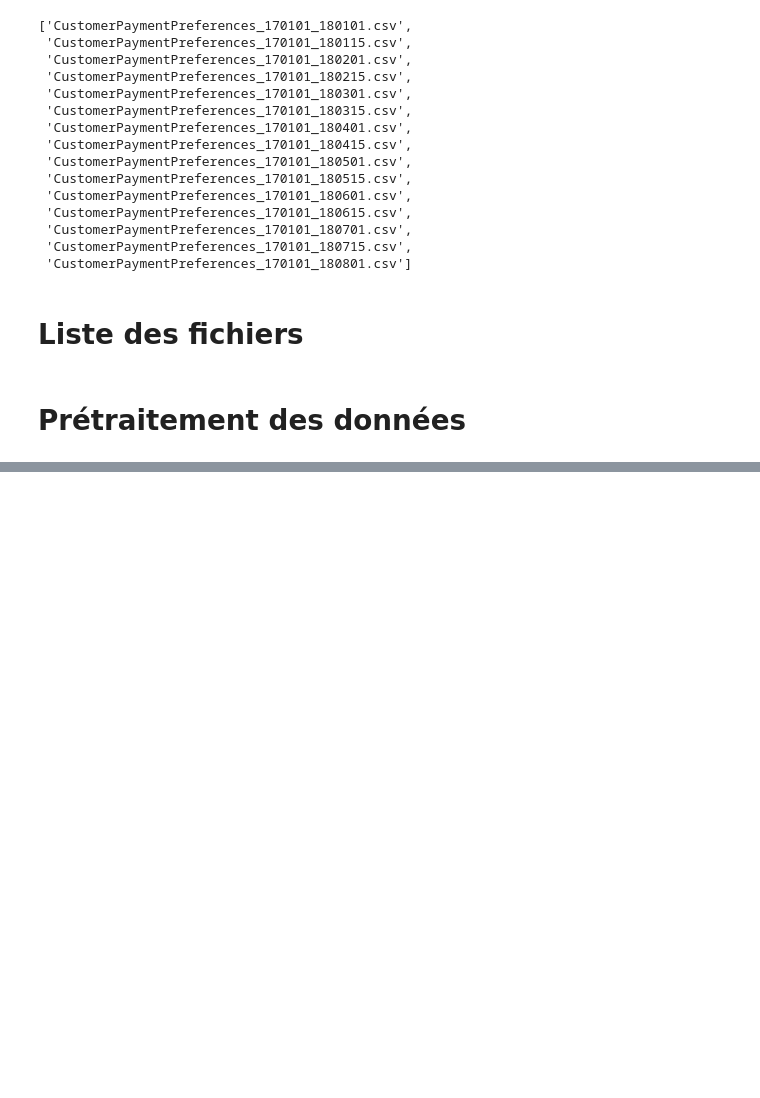
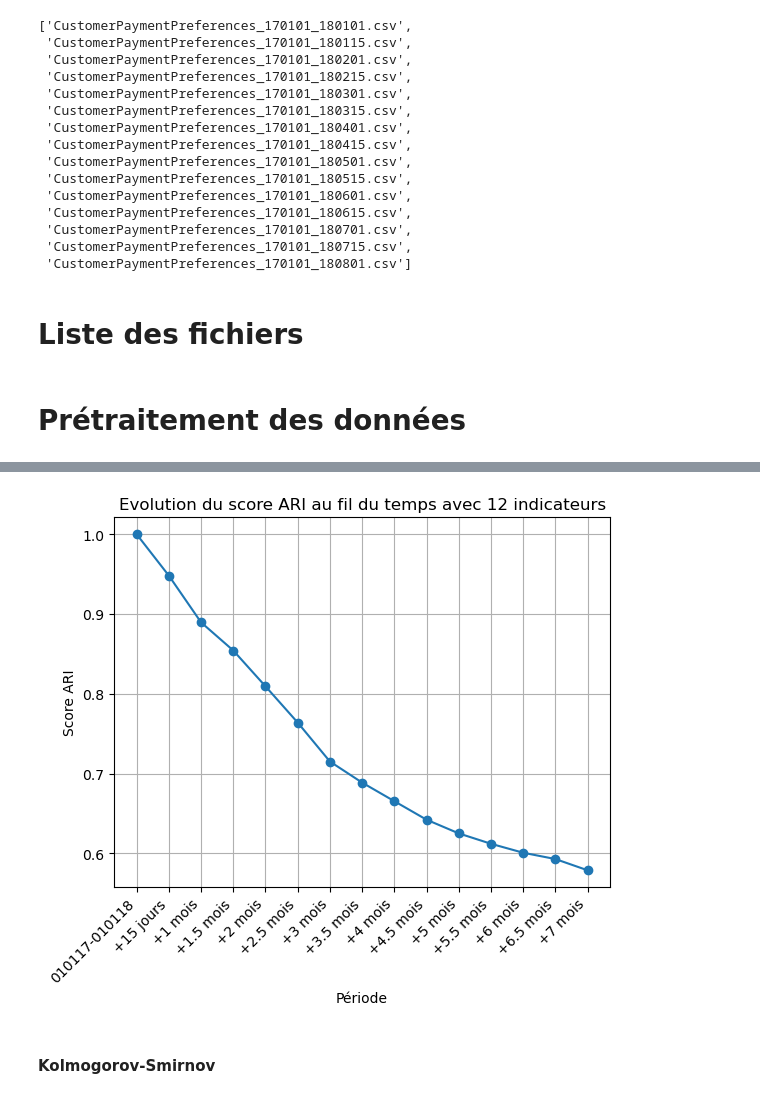
Before and after one commit to Stely-data/OC-Projet-5, a Jupyter notebook: Deveau_Estelle_4_notebook_simulation_032024.ipynb, the cells around one changed output, grey strips where cells are left out. Cells and saved outputs as stored; diff of their text form; code cells hidden in the pictures; blank space fills up the shorter version.

```diff
--- a/Deveau_Estelle_4_notebook_simulation_032024.ipynb
+++ b/Deveau_Estelle_4_notebook_simulation_032024.ipynb
@@ -282,0 +354,6 @@ features = [ 'Recency', 'Frequency', 'AvgBasket', 'nb_item', 'AverageReviewScore
+# %%
+# liste des features
+features = ['Recency', 'Frequency', 'AvgBasket', 'nb_item',
+            'AverageReviewScore', 'EngagementIndex', 'DeliveryDelay',
+            'AvgWeight', 'TotalInstallments', 'ActualDeliveryTime',
+            'boleto_pct', 'voucher_pct']
@@ -282,0 +362,3 @@ features = [ 'Recency', 'Frequency', 'AvgBasket', 'nb_item', 'AverageReviewScore
+# %%
+ari_scores = ari_calc(data_customer, data_payment, 12, features)
+ari_scores
@@ -282,0 +381,18 @@ features = [ 'Recency', 'Frequency', 'AvgBasket', 'nb_item', 'AverageReviewScore
+# %%
+# Affichage de la courbe ARI
+plt.plot(ari_scores, marker='o', linestyle='-')
+plt.title('Evolution du score ARI au fil du temps avec 12 indicateurs')
+plt.xlabel('Période')
+plt.ylabel('Score ARI')
+plt.xticks(range(len(ari_scores)), ['010117-010118', '+15 jours', '+1 mois',
+                                    '+1.5 mois', '+2 mois', '+2.5 mois',
+                                    '+3 mois', '+3.5 mois', '+4 mois',
+                                    '+4.5 mois', '+5 mois', '+5.5 mois',
+                                    '+6 mois', '+6.5 mois', '+7 mois'],
+           rotation=45, ha='right')
+plt.grid(True)
+plt.show()
+# %% [output]
+[figure, added]
+# %% [markdown]
+#### Kolmogorov-Smirnov
```
Also changed, not shown: parts of 54 cells of this notebook.
